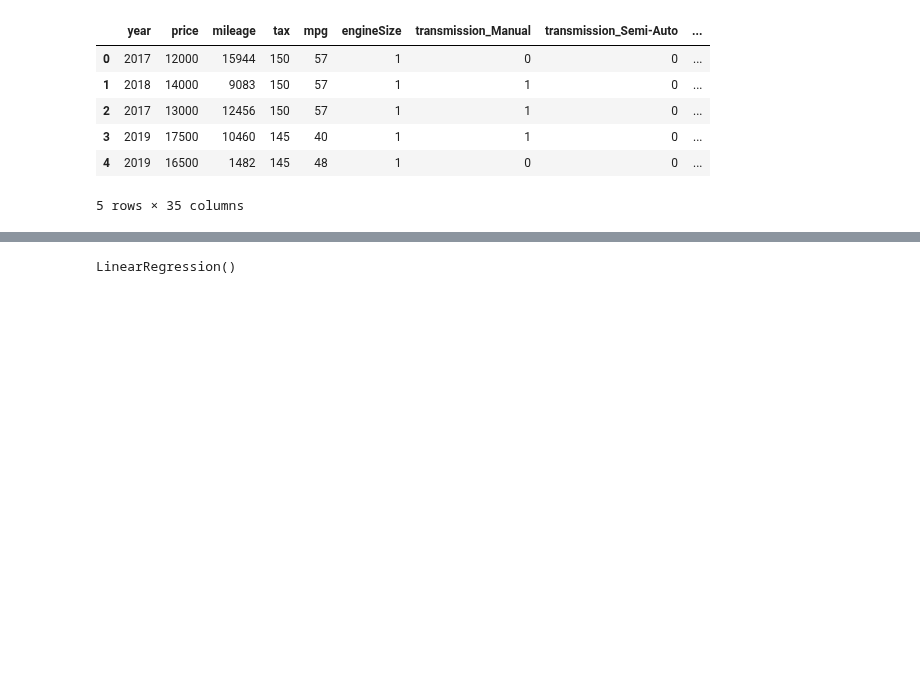
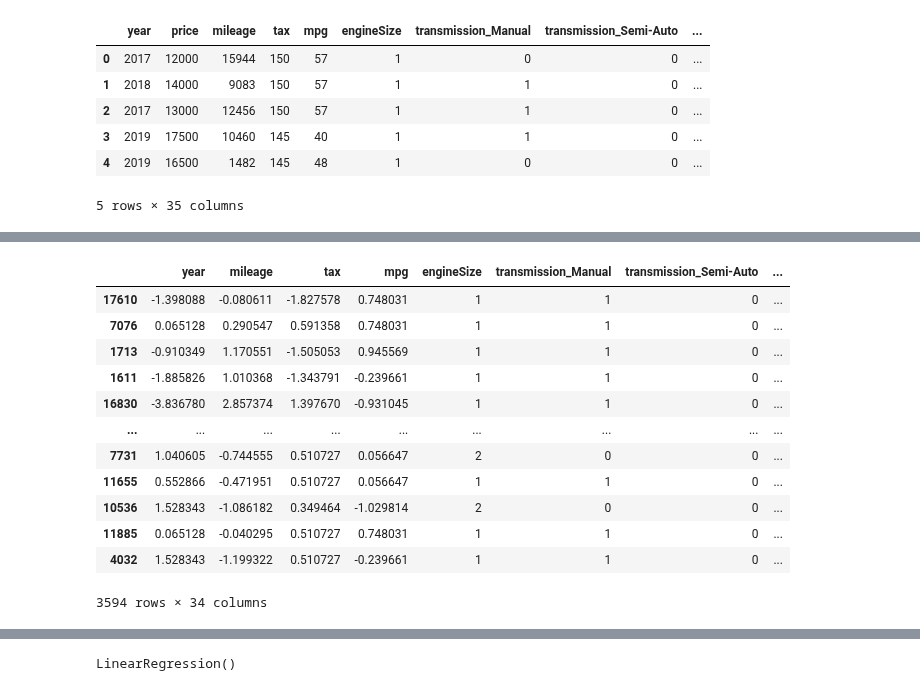
Before and after one commit to AbdulRehman817/Python, a Jupyter notebook: Machine_Learning/Project5/project5.ipynb, the cells around one changed output, grey strips where cells are left out. Drawn from its saved outputs; the diff is of its cells as text; code cells hidden in the pictures; blank space fills up the shorter version.

```diff
--- a/Machine_Learning/Project5/project5.ipynb
+++ b/Machine_Learning/Project5/project5.ipynb
@@ -237,0 +268,16 @@ X_train, X_test, y_train, y_test = train_test_split(X, y, test_size=0.20, random
+# %%
+X_test
+# %% [output]
+|  | year | mileage | tax | mpg | engineSize | transmission_Manual | transmission_Semi-Auto | ... |
+| 17610 | -1.398088 | -0.080611 | -1.827578 | 0.748031 | 1 | 1 | 0 | ... |
+| 7076 | 0.065128 | 0.290547 | 0.591358 | 0.748031 | 1 | 1 | 0 | ... |
+| 1713 | -0.910349 | 1.170551 | -1.505053 | 0.945569 | 1 | 1 | 0 | ... |
+| 1611 | -1.885826 | 1.010368 | -1.343791 | -0.239661 | 1 | 1 | 0 | ... |
+| 16830 | -3.836780 | 2.857374 | 1.397670 | -0.931045 | 1 | 1 | 0 | ... |
+| ... | ... | ... | ... | ... | ... | ... | ... | ... |
+| 7731 | 1.040605 | -0.744555 | 0.510727 | 0.056647 | 2 | 0 | 0 | ... |
+| 11655 | 0.552866 | -0.471951 | 0.510727 | 0.056647 | 1 | 1 | 0 | ... |
+| 10536 | 1.528343 | -1.086182 | 0.349464 | -1.029814 | 2 | 0 | 0 | ... |
+| 11885 | 0.065128 | -0.040295 | 0.510727 | 0.748031 | 1 | 1 | 0 | ... |
+| 4032 | 1.528343 | -1.199322 | 0.510727 | -0.239661 | 1 | 1 | 0 | ... |
+3594 rows × 34 columns
```
Also changed, not shown: parts of 9 cells of this notebook, 3 other files.
